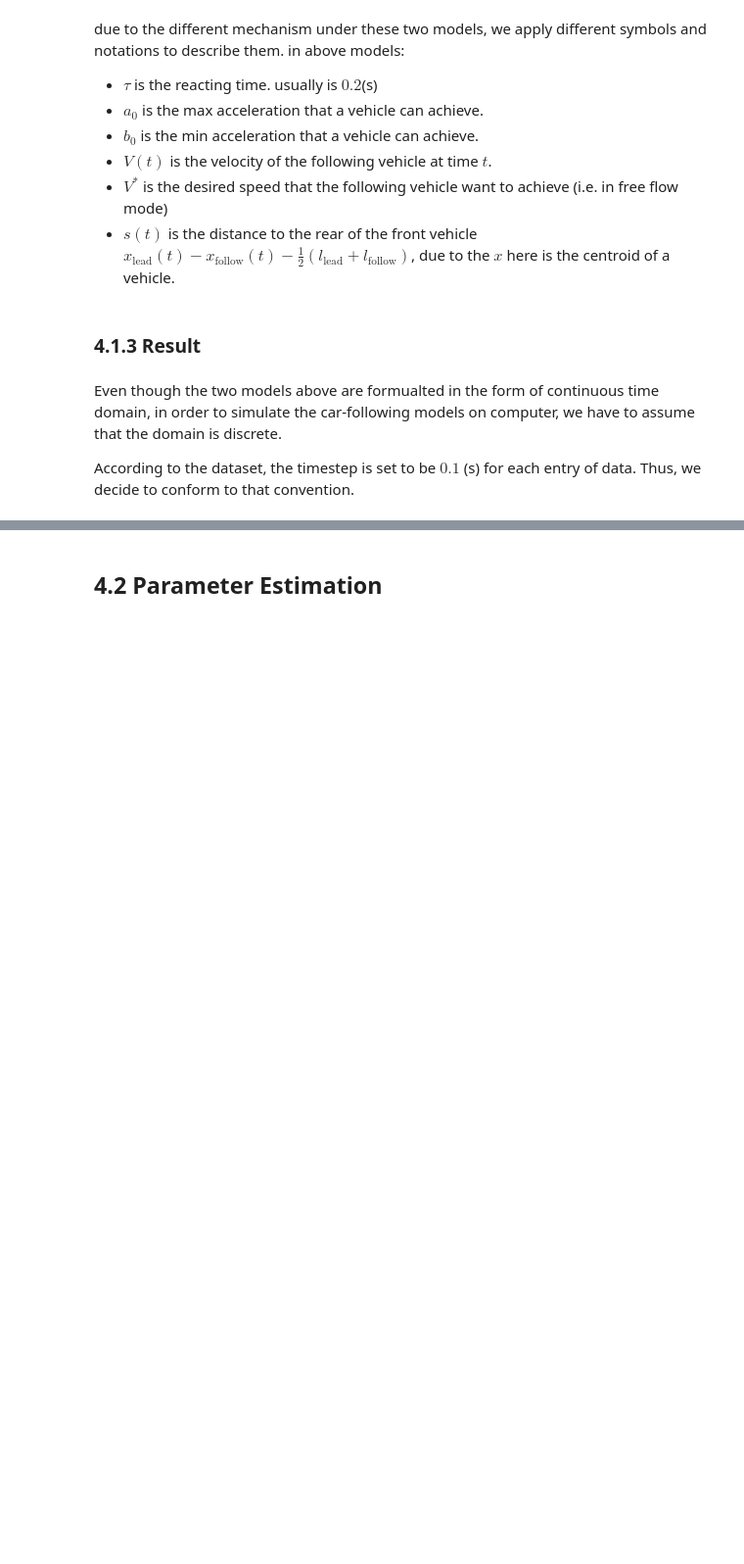
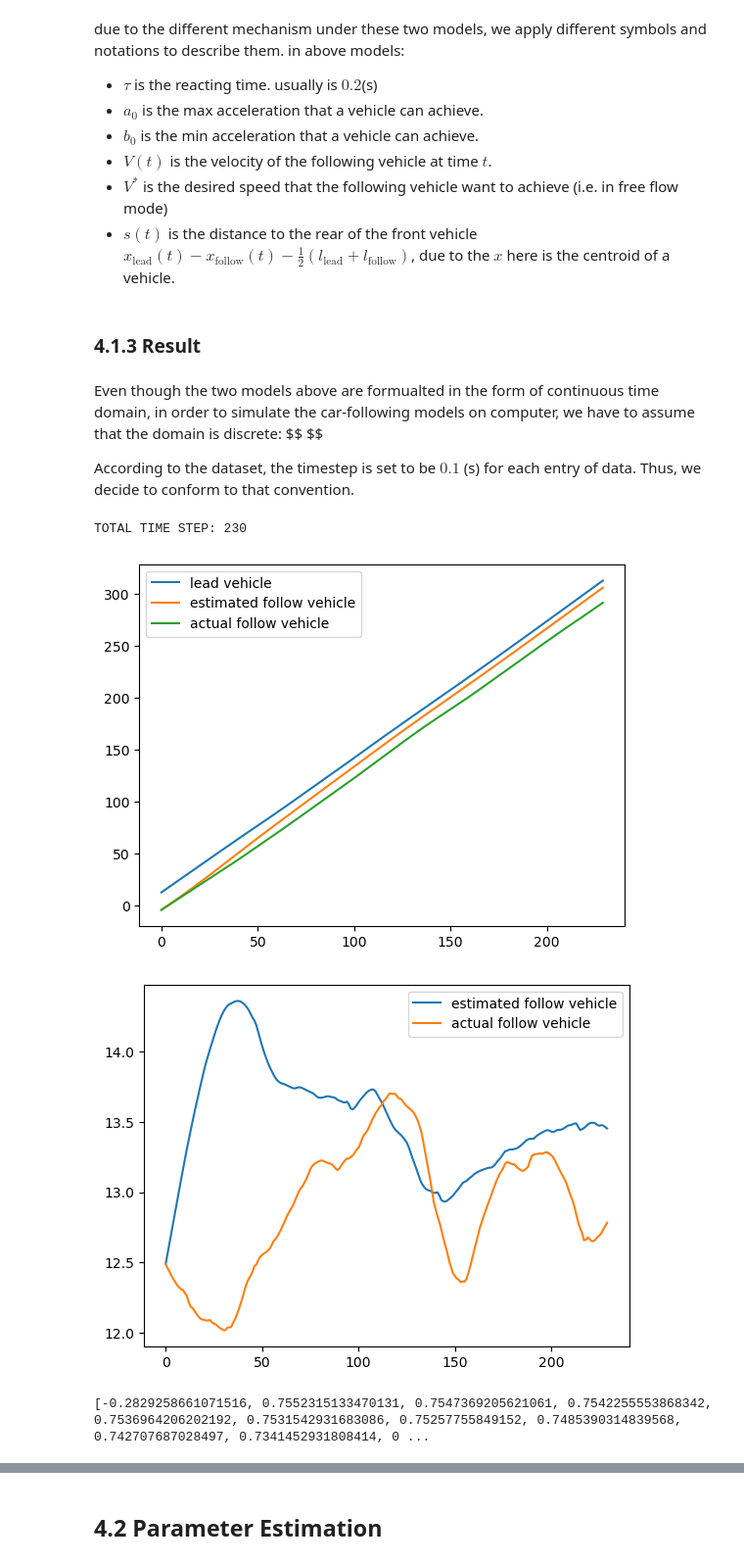
Before and after one commit to 88Cin/TIL-Group15, a Jupyter notebook: files/project.ipynb, the cells around one changed output, grey strips where cells are left out. Shown at 98% size. Drawn from its saved outputs; the diff is of its cells as text; code cells hidden in the pictures; blank space fills up the shorter version.

Commit message:
update project file

```diff
--- a/files/project.ipynb
+++ b/files/project.ipynb
@@ -689,6 +700,8 @@ class Gipps:
 # %% [markdown]
 ### 4.1.3 Result
 # %% [markdown]
-Even though the two models above are formualted in the form of continuous time domain, in order to simulate the car-following models on computer, we have to assume that the domain is discrete.
+Even though the two models above are formualted in the form of continuous time domain, in order to simulate the car-following models on computer, we have to assume that the domain is discrete:
+$$
+$$
 
 According to the dataset, the timestep is set to be $0.1$ (s) for each entry of data. Thus, we decide to conform to that convention.
@@ -735,0 +708,67 @@ plt.show()
+# %%
+CARS = np.loadtxt(os.path.join(PROJECT_FILE, "ADF_multi_data.csv"), delimiter=",", skiprows=1)
+SIZES = np.loadtxt(os.path.join(PROJECT_FILE, "multi_size.csv"), delimiter=",", skiprows=1)
+
+test_scenes = []
+sizes = []
+
+available_ids = np.unique(CARS[:, 0])[:TEST_NUM]
+
+for i in available_ids:
+    test_scenes.append(np.squeeze(CARS[np.where(CARS[:, 0] == i), :], 0))
+    sizes.append(np.squeeze(SIZES[np.where(SIZES[:, 0] == i), 1:], (0, 1)))
+# %%
+## ==========================
+DEBUG = False
+
+# random integer for drawing a sample to plot
+# i = random.randint(0, TEST_NUM - 1)
+i = 100
+
+test_scene = test_scenes[i]
+size = sizes[i]
+timesteps = test_scene[:, 7]
+
+print("TOTAL TIME STEP: %d" %test_scene.shape[0] )
+
+
+car_front = Car(size[0], test_scene[:, 1], test_scene[:, 2], test_scene[:, 3])
+
+car_follow = Car(size[1], [test_scene[0, 4]], [test_scene[0, 5]], [test_scene[0, 6]])
+
+car_follow_real = Car(size[1], [test_scene[:, 4]], [test_scene[:, 5]], [test_scene[:, 6]])
+
+param = {
+    "v0": 30,
+    "s0":  2,
+    "T": 0.02,
+    "a": 0.8,
+    "b": 3,
+    "sigma": 4
+}
+
+idm = IDM(param)
+
+idm.update(car_front, car_follow, timesteps)
+
+plt.plot(car_front.xs, label="lead vehicle")
+plt.plot(car_follow.xs, label="estimated follow vehicle")
+plt.plot(car_follow_real.xs[0], label="actual follow vehicle")
+plt.legend()
+plt.show()
+
+plt.plot(car_follow.vs, label="estimated follow vehicle")
+plt.plot(car_follow_real.vs[0], label="actual follow vehicle")
+plt.legend()
+plt.show()
+
+plt.plot(car_follow.a_s, label="estimated follow vehicle")
+print(car_follow.a_s)
+plt.plot(car_follow_real.a_s[0], label="actual follow vehicle")
+plt.legend()
+plt.show()
+# %% [output]
+TOTAL TIME STEP: 230
+[figure, added]
+[figure, added]
+[-0.2829258661071516, 0.7552315133470131, 0.7547369205621061, 0.7542255553868342, 0.7536964206202192, 0.7531542931683086, 0.75257755849152, 0.7485390314839568, 0.742707687028497, 0.7341452931808414, 0 ...
```
Also changed, not shown: parts of 20 cells of this notebook.
